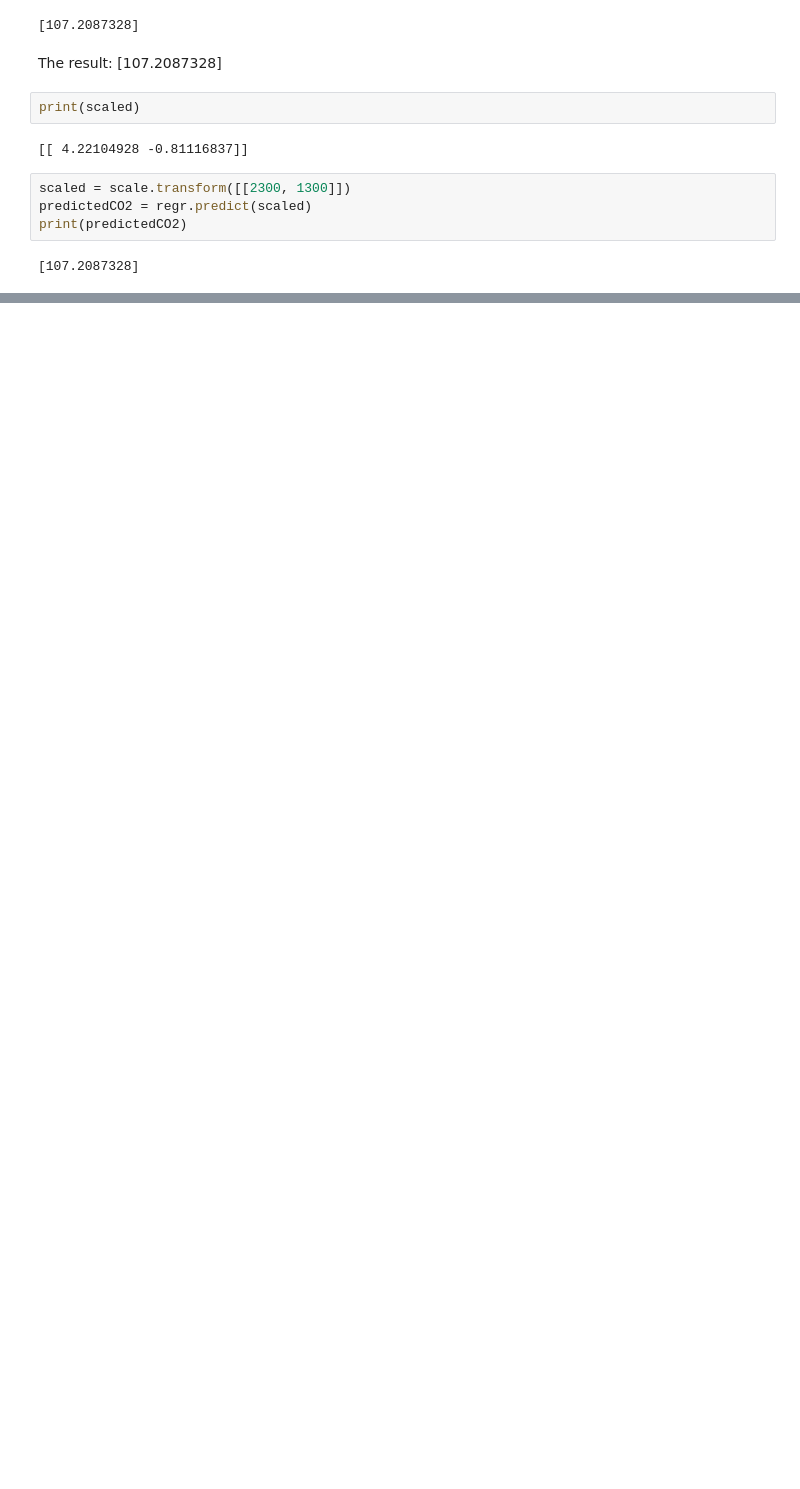
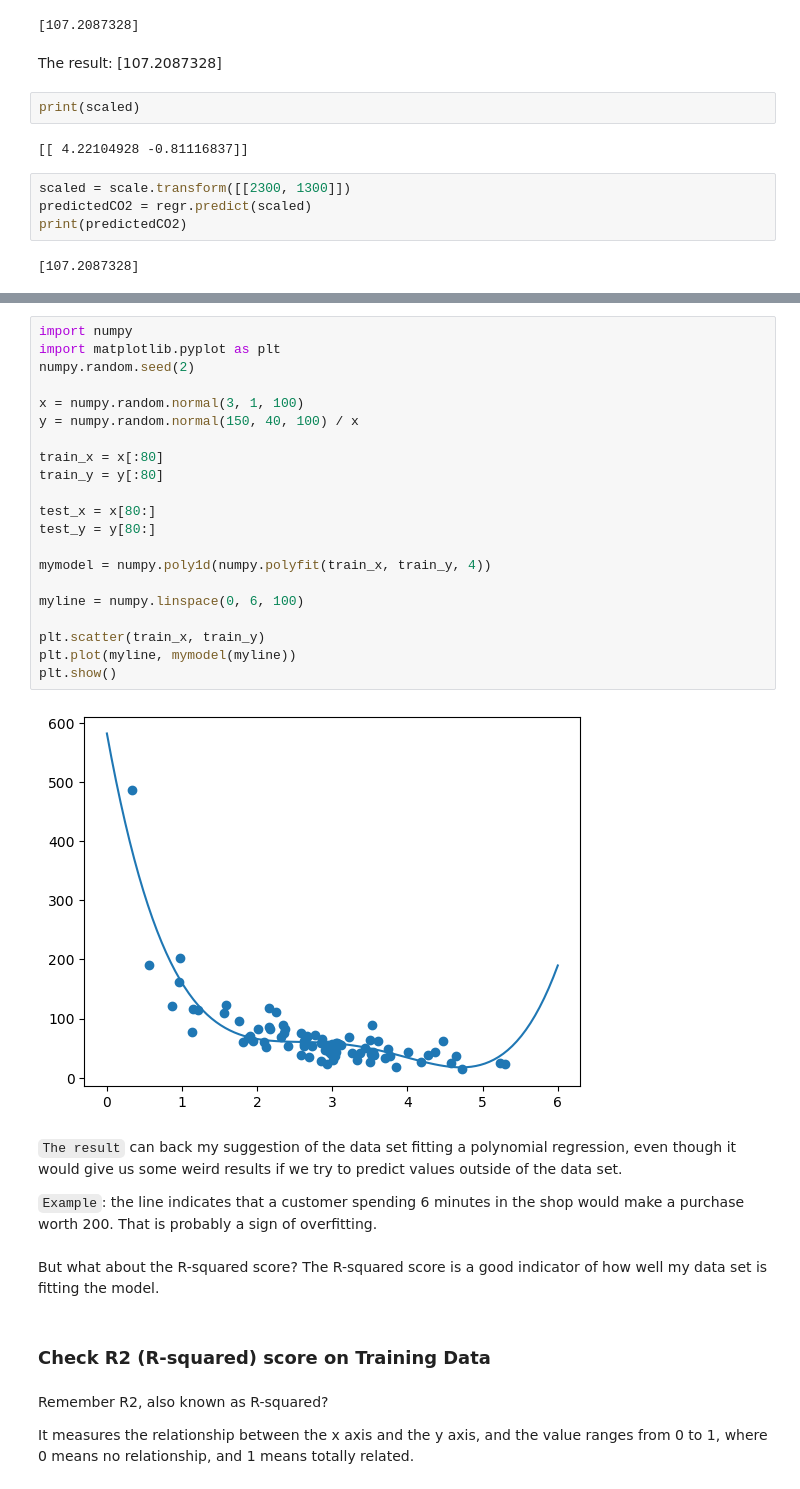
Before and after one commit to pixel-perfect-metodology/python_playground, a Jupyter notebook: ml/day_1.ipynb, the cells around one changed output, grey strips where cells are left out. Cells and saved outputs as stored; diff of their text form; blank space fills up the shorter version.

```diff
--- a/ml/day_1.ipynb
+++ b/ml/day_1.ipynb
@@ -697,0 +758,35 @@ plt.show()
+# %%
+import numpy
+import matplotlib.pyplot as plt
+numpy.random.seed(2)
+
+x = numpy.random.normal(3, 1, 100)
+y = numpy.random.normal(150, 40, 100) / x
+
+train_x = x[:80]
+train_y = y[:80]
+
+test_x = x[80:]
+test_y = y[80:]
+
+mymodel = numpy.poly1d(numpy.polyfit(train_x, train_y, 4))
+
+myline = numpy.linspace(0, 6, 100)
+
+plt.scatter(train_x, train_y)
+plt.plot(myline, mymodel(myline))
+plt.show()
+# %% [output]
+[figure, added]
+# %% [markdown]
+`The result` can back my suggestion of the data set fitting a polynomial regression, even though it would give us some weird results if we try to predict values outside of the data set.
+
+`Example`: the line indicates that a customer spending 6 minutes in the shop would make a purchase worth 200. That is probably a sign of overfitting.
+# %% [markdown]
+But what about the R-squared score? The R-squared score is a good indicator of how well my data set is fitting the model.
+# %% [markdown]
+### Check R2 (R-squared) score on Training Data
+# %% [markdown]
+Remember R2, also known as R-squared?
+
+It measures the relationship between the x axis and the y axis, and the value ranges from 0 to 1, where 0 means no relationship, and 1 means totally related.
```
Also changed, not shown: parts of 33 cells of this notebook.
